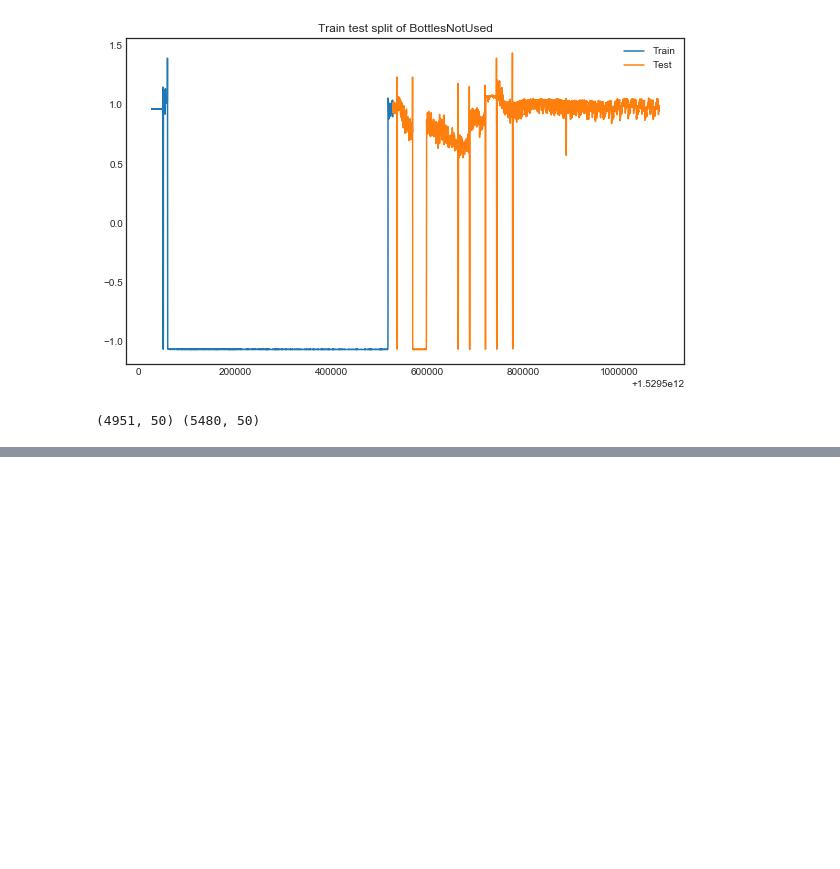
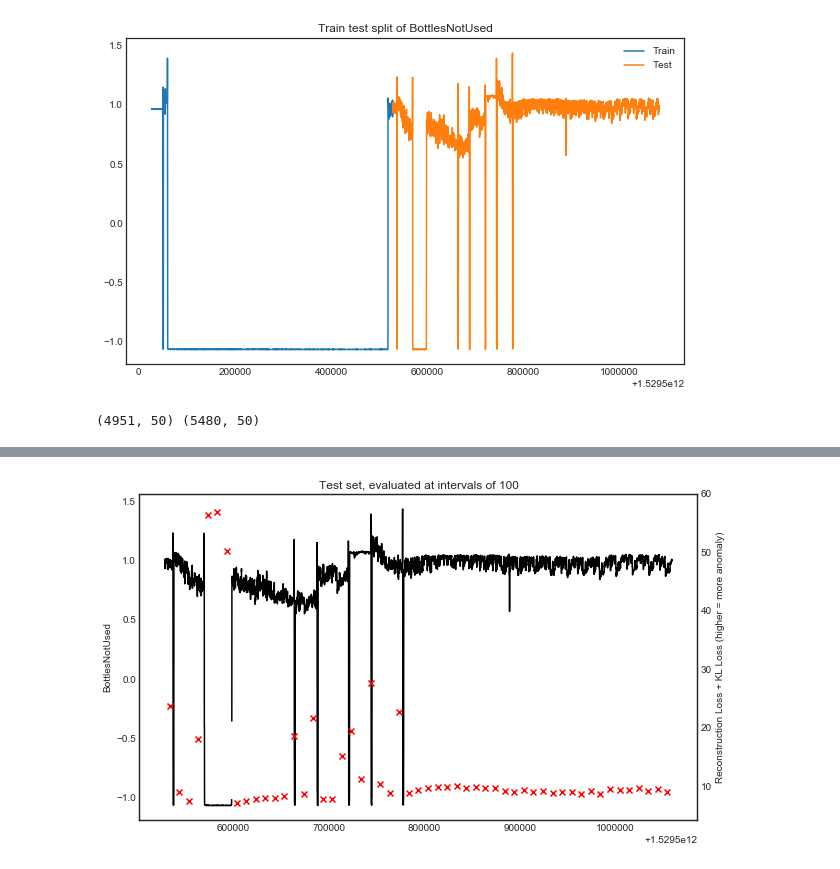
Before and after one commit to lisaong/diec, a Jupyter notebook: day3/Anomaly_detection_train.ipynb, the cells around one changed output, grey strips where cells are left out. Cells and saved outputs as stored; diff of their text form; code cells hidden in the pictures; blank space fills up the shorter version.

```diff
--- a/day3/Anomaly_detection_train.ipynb
+++ b/day3/Anomaly_detection_train.ipynb
@@ -430,0 +429,19 @@ plt.show()
+# %%
+k = 100
+n = X_test.shape[0] // k
+
+fig, ax1 = plt.subplots(figsize=(10, 6))
+ax2 = ax1.twinx()
+
+for i in range(n-1):
+    score = model.evaluate(X_test[i*k:(i+1)*k], verbose=0, batch_size=k)
+    ax1.plot(df1.index[x_train.shape[0]:][i*k:(i+1)*k], x_test[i*k:(i+1)*k], color='black')
+    ax1.set(ylabel=f'{series}')
+
+    ax2.scatter(df1.index[x_train.shape[0]:][i*k+k//2], score, marker='x', color='red')
+    ax2.set(ylabel='Reconstruction Loss + KL Loss (higher = more anomaly)')
+
+ax1.set(title=f'Test set, evaluated at intervals of {k}')
+plt.show()
+# %% [output]
+[figure, added]
```
Also changed, not shown: parts of 17 cells of this notebook, 2 other files.
